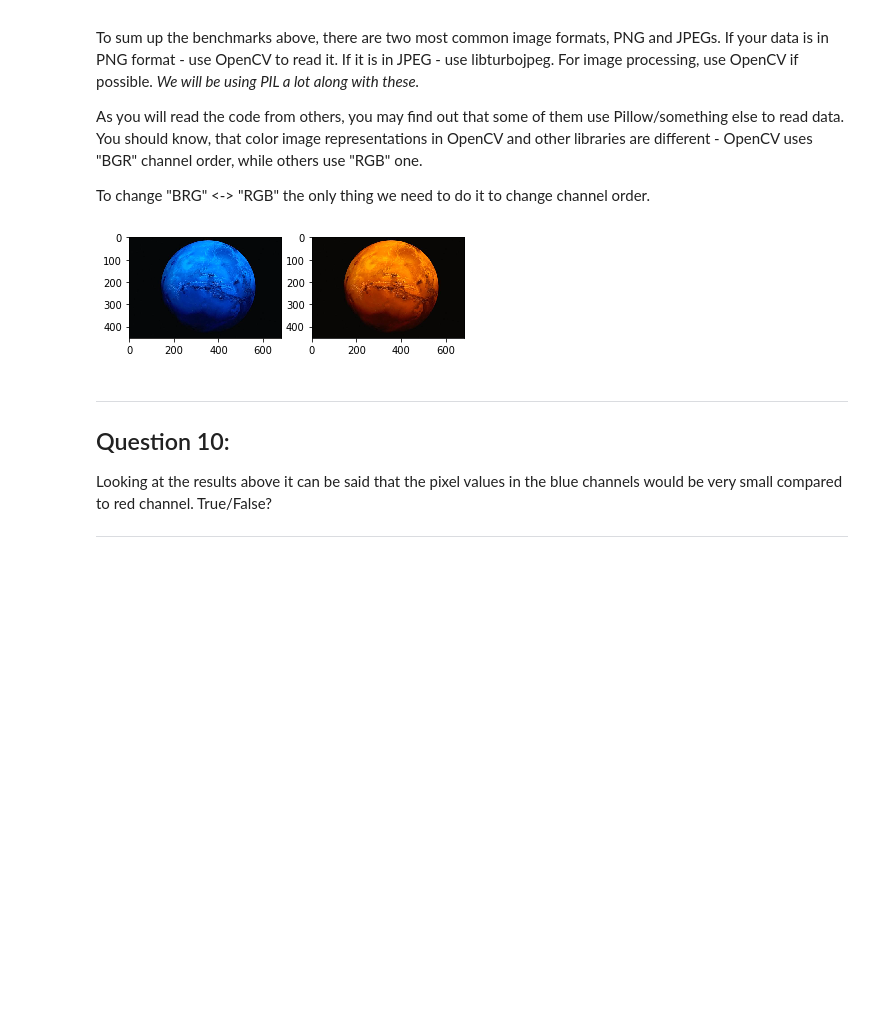
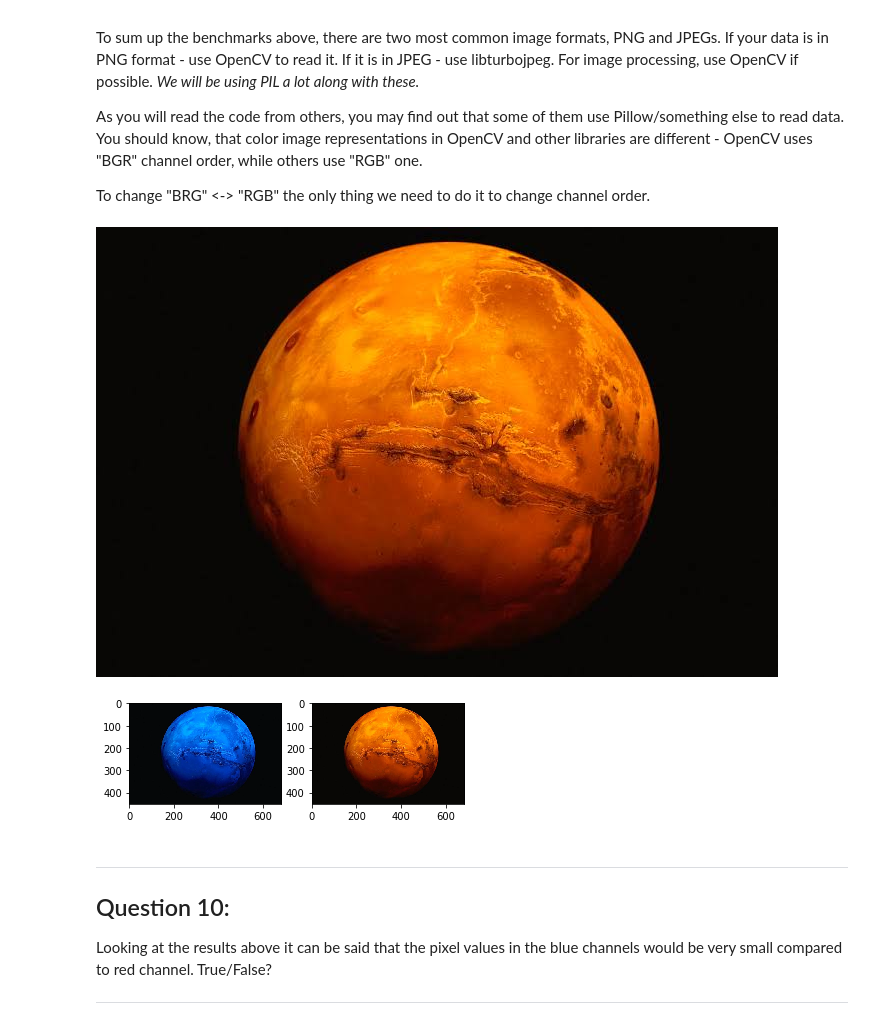
Before and after one commit to Sandeeppasala/EVA4_S2, a Jupyter notebook: EVA4_S3_PyTorch101.ipynb, the cells around one changed output. Saved outputs shown, nothing was run; the diff lists cells and outputs as text; code cells hidden in the pictures; blank space fills up the shorter version.

```diff
--- a/EVA4_S3_PyTorch101.ipynb
+++ b/EVA4_S3_PyTorch101.ipynb
@@ -458,22 +458,42 @@ To sum up the benchmarks above, there are two most common image formats, PNG and
 As you will read the code from others, you may find out that some of them use Pillow/something else to read data. You should know, that color image representations in OpenCV and other libraries are different - OpenCV uses "BGR" channel order, while others use "RGB" one.
 
 To change "BRG" <-> "RGB" the only thing we need to do it to change channel order.
+# %%
+from urllib.request import urlopen
+import cv2
+
+def url_to_image(url):
+	# download the image, convert it to a NumPy array, and then read
+	# it into OpenCV format
+	resp = urlopen(url)
+	image = np.asarray(bytearray(resp.read()), dtype="uint8")
+	image = cv2.imdecode(image, cv2.IMREAD_COLOR)
+
+	# return the image
+	return image
 # %%
 %matplotlib inline
 from matplotlib import pyplot as plt
 import cv2
+
+image = url_to_image("https://encrypted-tbn0.gstatic.com/images?q=tbn%3AANd9GcRCA40ftnscVzfV8ft8e7vIzQXfXeZdtco8nknJrfCUW6INI40U")
+from google.colab.patches import cv2_imshow
+cv2_imshow(image)
+
+cv2.imwrite("mars.jpg", image)
 
 
 bgr_image = cv2.imread('mars.jpg')
 # remember to add your own image in case you run this block, if you want to use the same image,
 # download it from: https://encrypted-tbn0.gstatic.com/images?q=tbn%3AANd9GcRCA40ftnscVzfV8ft8e7vIzQXfXeZdtco8nknJrfCUW6INI40U
 rgb_image = bgr_image[..., ::-1]
 fig, ax = plt.subplots(1, 2)
 ax[0].imshow(bgr_image)
 ax[1].imshow(rgb_image)
 plt.show()
 # %% [output]
-[figure, old version]
+[figure, new version]
+[figure, added]
 # %% [markdown]
 
 
```
Also changed, not shown: parts of 7 cells of this notebook.
